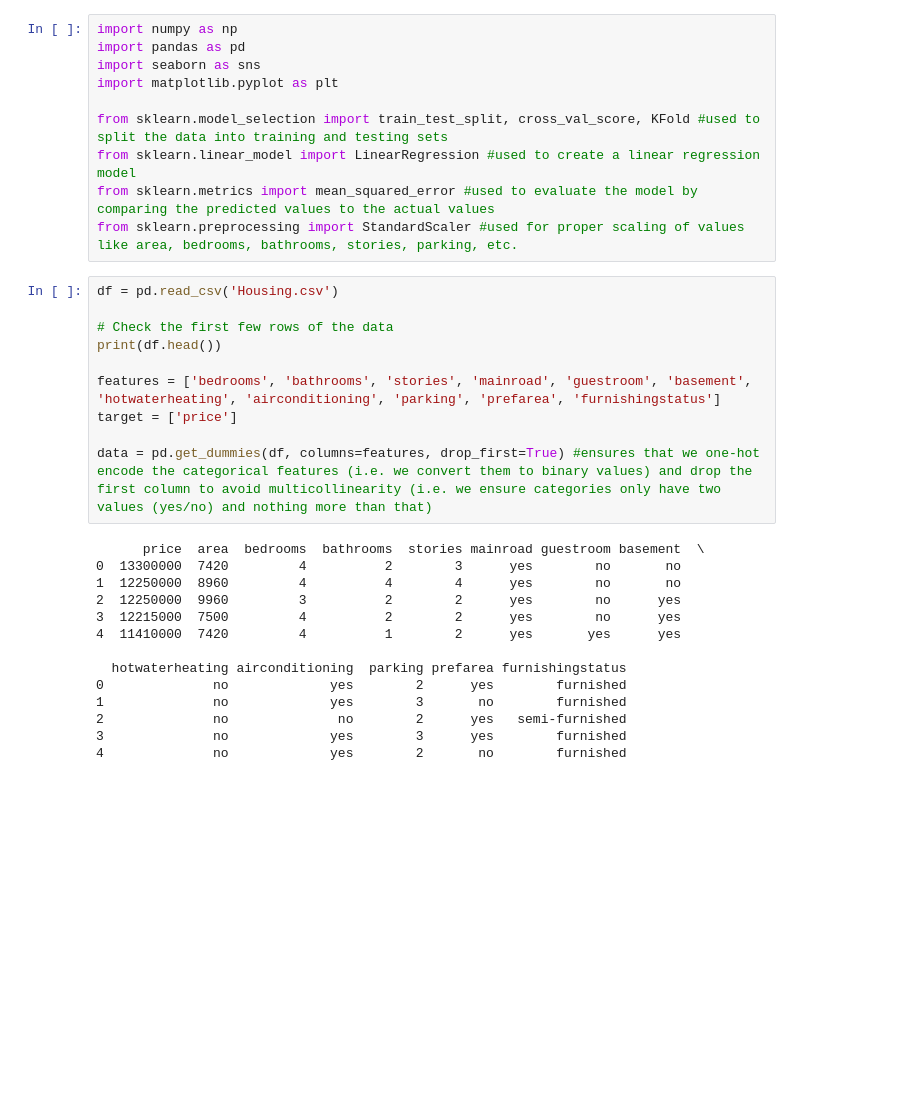
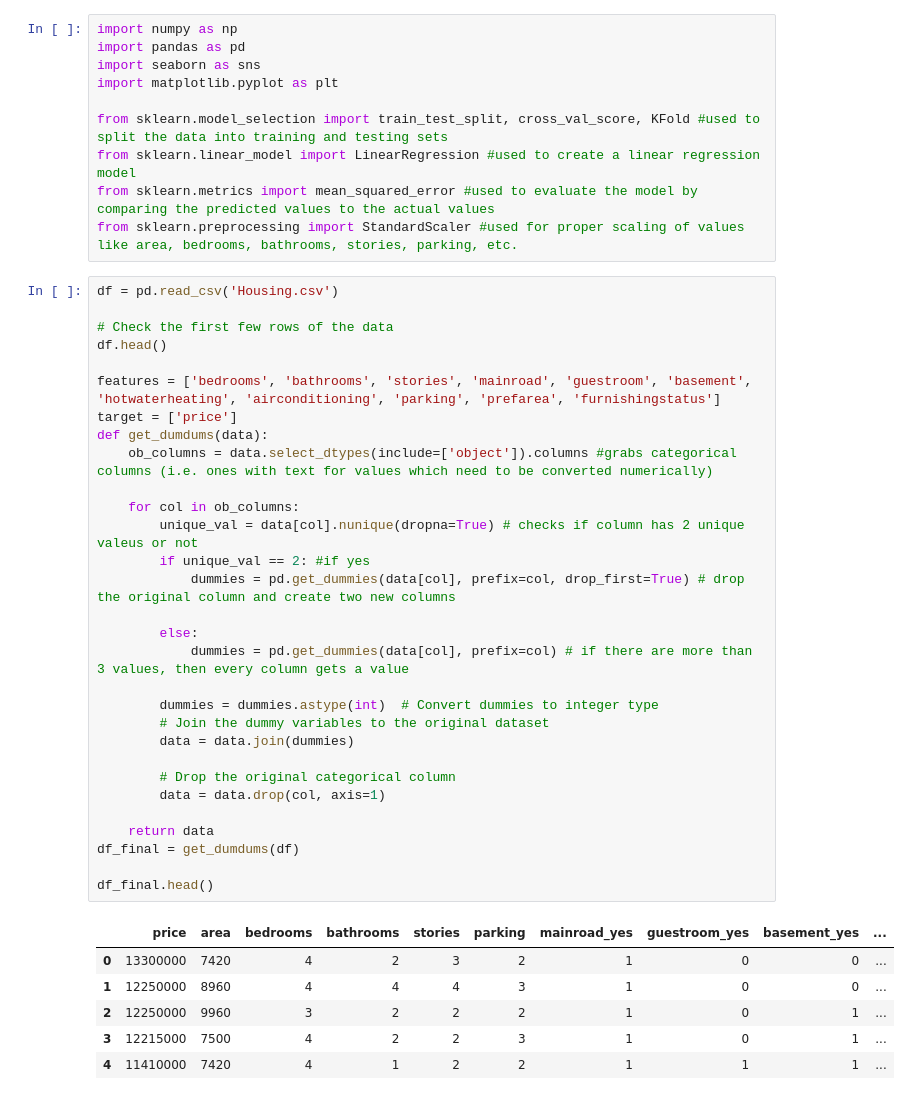
Before and after one commit to kylespragg/housingpriceprediction, a Jupyter notebook: juplinregmodel.ipynb, the cells around one changed output. Saved outputs shown, nothing was run; the diff lists cells and outputs as text; blank space fills up the shorter version.

```diff
--- a/juplinregmodel.ipynb
+++ b/juplinregmodel.ipynb
@@ -11,24 +11,37 @@ from sklearn.preprocessing import StandardScaler #used for proper scaling of val
 # %%
 df = pd.read_csv('Housing.csv')
 
 # Check the first few rows of the data
-print(df.head())
+df.head()
 
 features = ['bedrooms', 'bathrooms', 'stories', 'mainroad', 'guestroom', 'basement', 'hotwaterheating', 'airconditioning', 'parking', 'prefarea', 'furnishingstatus']
 target = ['price']
+def get_dumdums(data):
+    ob_columns = data.select_dtypes(include=['object']).columns #grabs categorical columns (i.e. ones with text for values which need to be converted numerically)
 
-data = pd.get_dummies(df, columns=features, drop_first=True) #ensures that we one-hot encode the categorical features (i.e. we convert them to binary values) and drop the first column to avoid multicollinearity (i.e. we ensure categories only have two values (yes/no) and nothing more than that)
+    for col in ob_columns:
+        unique_val = data[col].nunique(dropna=True) # checks if column has 2 unique valeus or not
+        if unique_val == 2: #if yes
+            dummies = pd.get_dummies(data[col], prefix=col, drop_first=True) # drop the original column and create two new columns
+
+        else:
+            dummies = pd.get_dummies(data[col], prefix=col) # if there are more than 3 values, then every column gets a value
+
+        dummies = dummies.astype(int)  # Convert dummies to integer type
+        # Join the dummy variables to the original dataset
+        data = data.join(dummies)
+
+        # Drop the original categorical column
+        data = data.drop(col, axis=1)
+
+    return data
+df_final = get_dumdums(df)
+
+df_final.head()
 # %% [output]
-      price  area  bedrooms  bathrooms  stories mainroad guestroom basement  \
-0  13300000  7420         4          2        3      yes        no       no
-1  12250000  8960         4          4        4      yes        no       no
-2  12250000  9960         3          2        2      yes        no      yes
-3  12215000  7500         4          2        2      yes        no      yes
-4  11410000  7420         4          1        2      yes       yes      yes
-
-  hotwaterheating airconditioning  parking prefarea furnishingstatus
-0              no             yes        2      yes        furnished
-1              no             yes        3       no        furnished
-2              no              no        2      yes   semi-furnished
-3              no             yes        3      yes        furnished
-4              no             yes        2       no        furnished
+|  | price | area | bedrooms | bathrooms | stories | parking | mainroad_yes | guestroom_yes | basement_yes | ... |
+| 0 | 13300000 | 7420 | 4 | 2 | 3 | 2 | 1 | 0 | 0 | ... |
+| 1 | 12250000 | 8960 | 4 | 4 | 4 | 3 | 1 | 0 | 0 | ... |
+| 2 | 12250000 | 9960 | 3 | 2 | 2 | 2 | 1 | 0 | 1 | ... |
+| 3 | 12215000 | 7500 | 4 | 2 | 2 | 3 | 1 | 0 | 1 | ... |
+| 4 | 11410000 | 7420 | 4 | 1 | 2 | 2 | 1 | 1 | 1 | ... |
```
Also changed, not shown: parts of 4 cells of this notebook, 1 other file.
